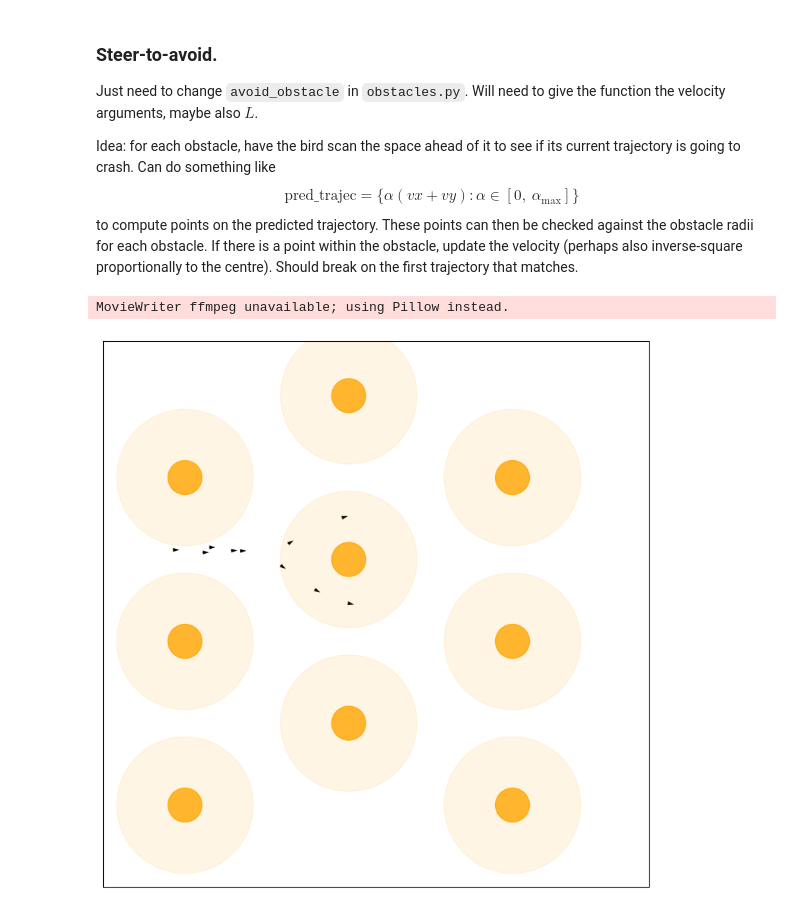
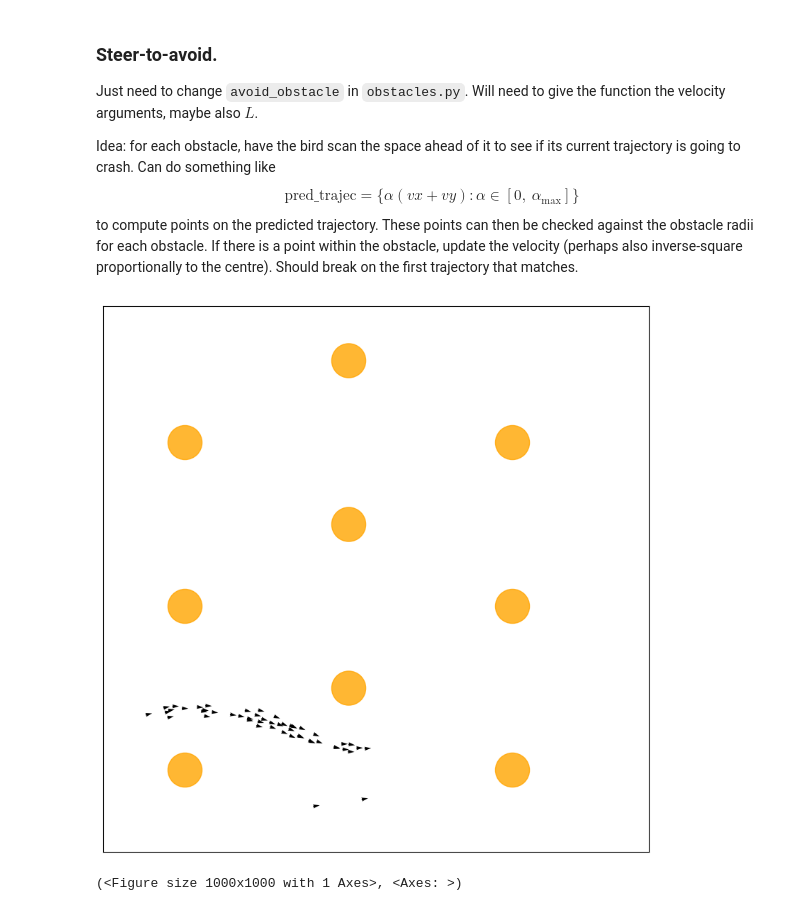
Before and after one commit to flossiedixon/Industrial-Project-2, a Jupyter notebook: fred-project2.ipynb, the cells around one changed output. Saved outputs shown, nothing was run; the diff lists cells and outputs as text; code cells hidden in the pictures.

```diff
--- a/fred-project2.ipynb
+++ b/fred-project2.ipynb
@@ -85,10 +85,11 @@ Idea: for each obstacle, have the bird scan the space ahead of it to see if its
 to compute points on the predicted trajectory. These points can then be checked against the obstacle radii for each obstacle. If there is a point within the obstacle, update the velocity (perhaps also inverse-square proportionally to the centre). Should break on the first trajectory that matches.
 # %%
 # v0, eta, L, dt, Nt, N
-model_params = [0.3, 0.6, 10, 0.2, 270, 10]
+model_params = [0.3, 0.6, 10, 0.2, 270, 50]
+attractor_pos = [15, 2]
 
 run_simulation.plot_simulation_att(model_params, strength_params, obstacle_params,
-                        attractor_pos, init_left = True, obs_method = "steer2avoid", save = True)
+                        attractor_pos, init_left = True, obs_method = "steer2avoid")
 # %% [output]
+[figure, new version]
-MovieWriter ffmpeg unavailable; using Pillow instead.
+(<Figure size 1000x1000 with 1 Axes>, <Axes: >)
-[figure, old version]
```
Also changed, not shown: parts of 3 cells of this notebook, 2 other files.
